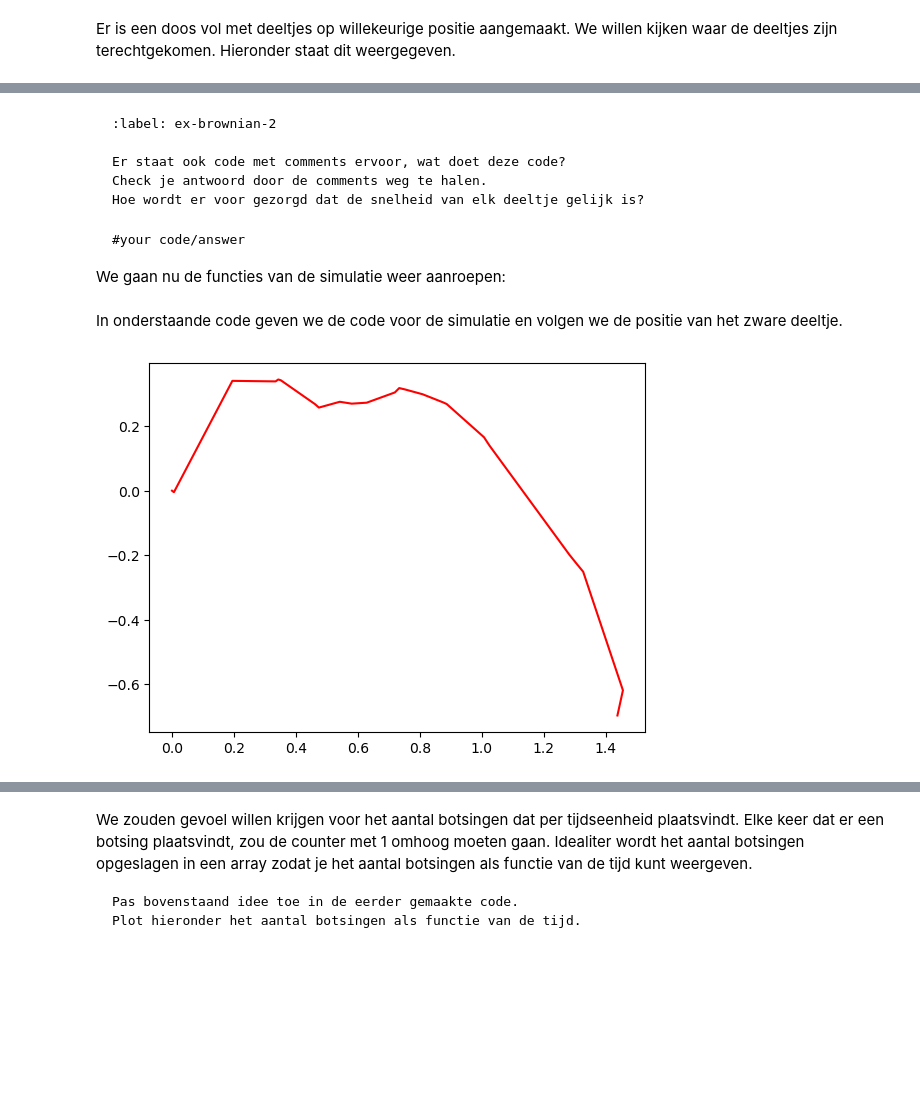
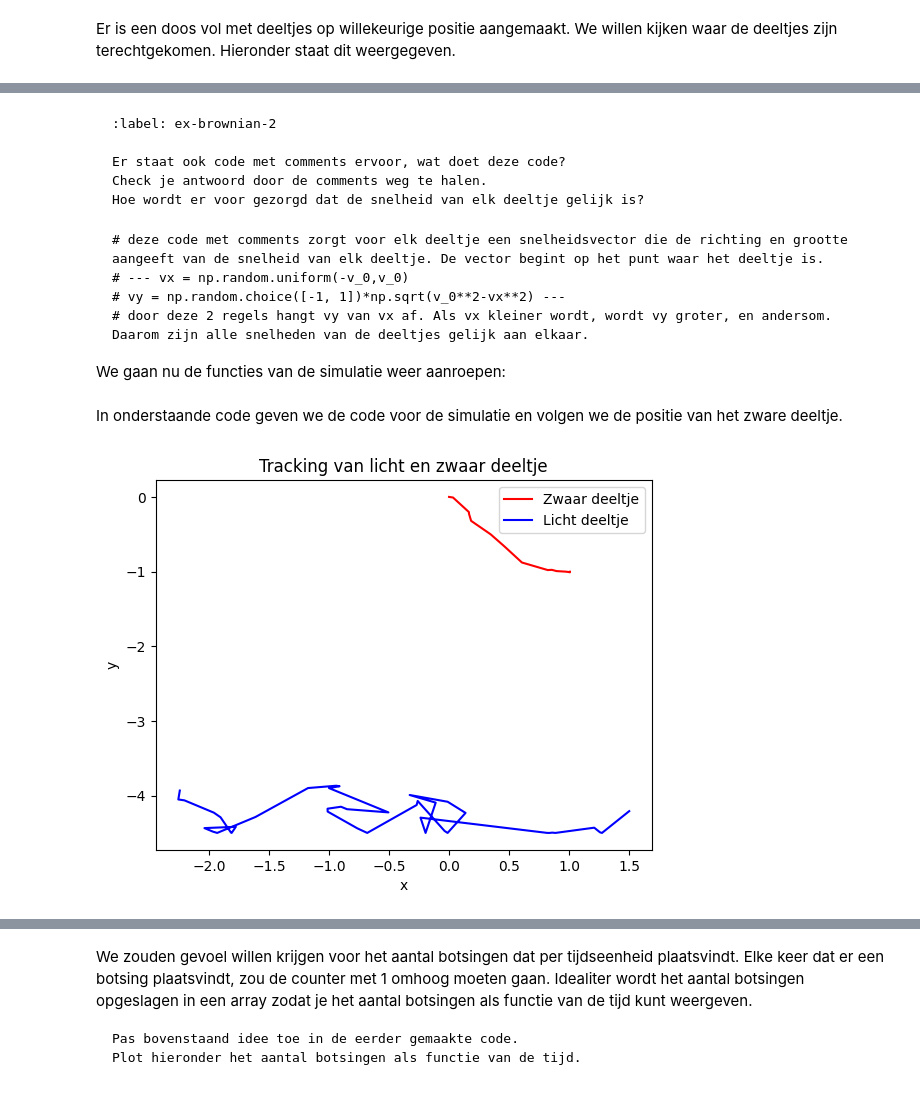
Before and after one commit to DavantePES/inleidend-practicum-2, a Jupyter notebook: Content/PySim/4_brownianmotion.ipynb, the cells around one changed output, grey strips where cells are left out. Saved outputs shown, nothing was run; the diff lists cells and outputs as text; code cells hidden in the pictures; blank space fills up the shorter version.

````diff
--- a/Content/PySim/4_brownianmotion.ipynb
+++ b/Content/PySim/4_brownianmotion.ipynb
@@ -121,7 +116,10 @@ Hoe wordt er voor gezorgd dat de snelheid van elk deeltje gelijk is?
 ```
 
 ```{solution} ex-brownian-2
-#your code/answer
+# deze code met comments zorgt voor elk deeltje een snelheidsvector die de richting en grootte aangeeft van de snelheid van elk deeltje. De vector begint op het punt waar het deeltje is.
+# --- vx = np.random.uniform(-v_0,v_0)
+# vy = np.random.choice([-1, 1])*np.sqrt(v_0**2-vx**2) ---
+# door deze 2 regels hangt vy van vx af. Als vx kleiner wordt, wordt vy groter, en andersom. Daarom zijn alle snelheden van de deeltjes gelijk aan elkaar.
 ```
 
 We gaan nu de functies van de simulatie weer aanroepen:
@@ -162,37 +159,58 @@ def handle_collisions(particles):
 In onderstaande code geven we de code voor de simulatie en volgen we de positie van het zware deeltje.
 # %%
 # tracken van het zware deeltje
-track_x = []
-track_y = []
+track_x_heavy = []
+track_y_heavy = []
 
-#your code/answer
+# tracken lichte deeltje
+track_x_light = []
+track_y_light = []
 
-#your code/answer
 
-#your code/answer
+heavy_positions = []
+light_positions = []
+
+
+N = len(particles)
+collision_counter = []
 
 for i in range(400):
-#your code/answer
+    #zwaar deeltje
+    track_x_heavy.append(particles[N-1].r[0])
+    track_y_heavy.append(particles[N-1].r[1])
+    #licht deeltje
+    track_x_light.append(particles[0].r[0])
+    track_y_light.append(particles[0].r[1])
+
+    collisions_step = 0
 
     for p in particles:
         p.update_position()    # Update positie
         p.boxcollision()         # Wandbotsing werkt per deeltje
 
-    handle_collisions(particles)
+    num_particles = len(particles)
+    for a in range(num_particles):
+        for b in range(a+1, num_particles):
+            if collide_detection(particles[a], particles[b]):
+                particle_collision(particles[a], particles[b])
+                collisions_step += 1
 
-#your code/answer
+    # sla aantal botsingen van deze tijdstap op
+    collision_counter.append(collisions_step)
 
-    track_x.append(particles[N-1].r[0])
-    track_y.append(particles[N-1].r[1])
 
-#your code/answer
 
+#plot
 plt.figure()
-plt.plot(track_x,track_y,'r')
-#your code/answer
+plt.plot(track_x_heavy, track_y_heavy, c="red", label="Zwaar deeltje")
+plt.plot(track_x_light, track_y_light, c="blue", label="Licht deeltje")
+plt.title("Tracking van licht en zwaar deeltje")
+plt.xlabel("x")
+plt.ylabel("y")
+plt.legend()
 plt.show()
 # %% [output]
-[figure, old version]
+[figure, new version]
 # %% [markdown]
 ```{exercise} Brownian motion in beeld
 :label: ex-brownian-3
````
Also changed, not shown: parts of 6 cells of this notebook, 2 other files.
